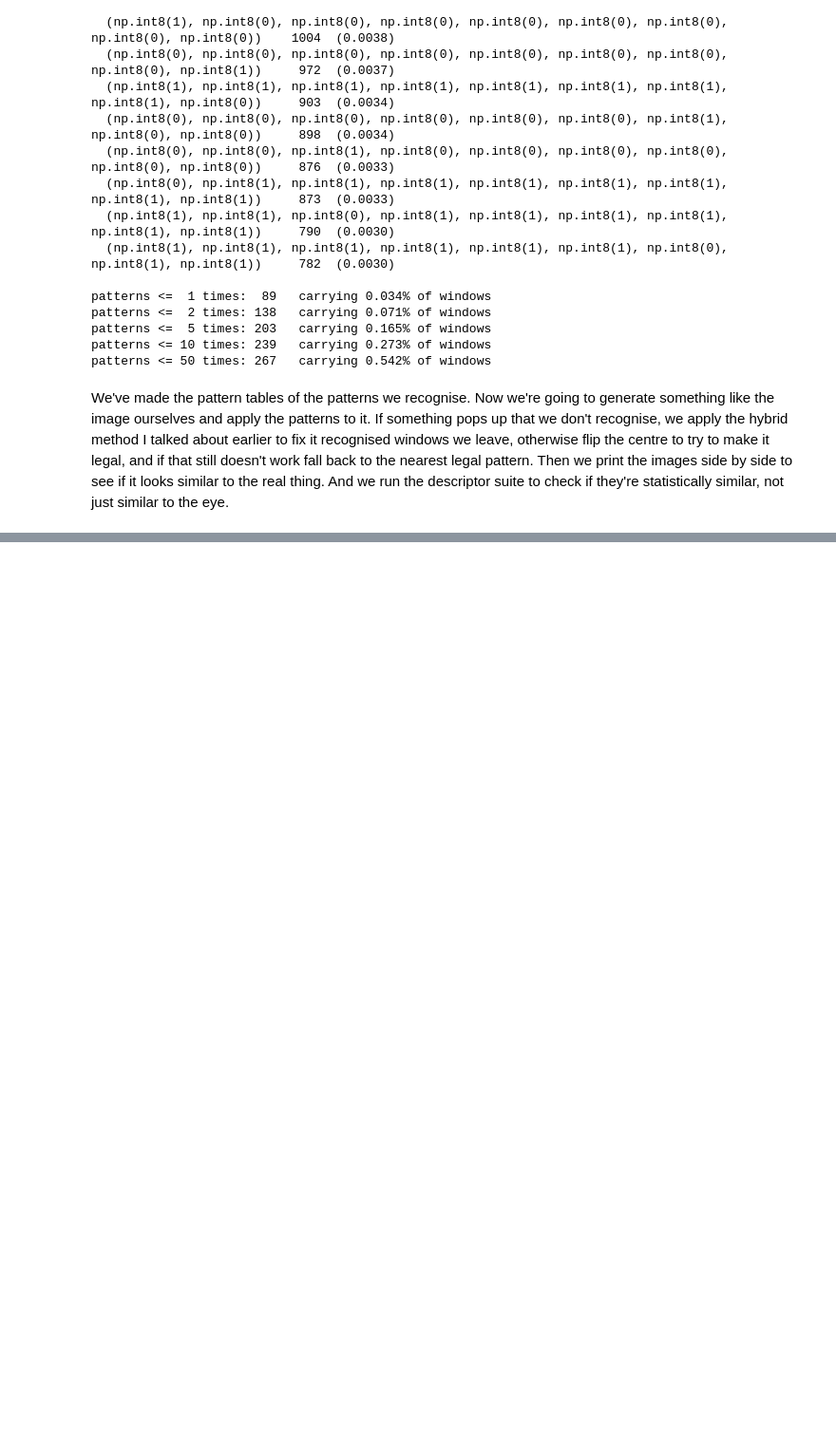
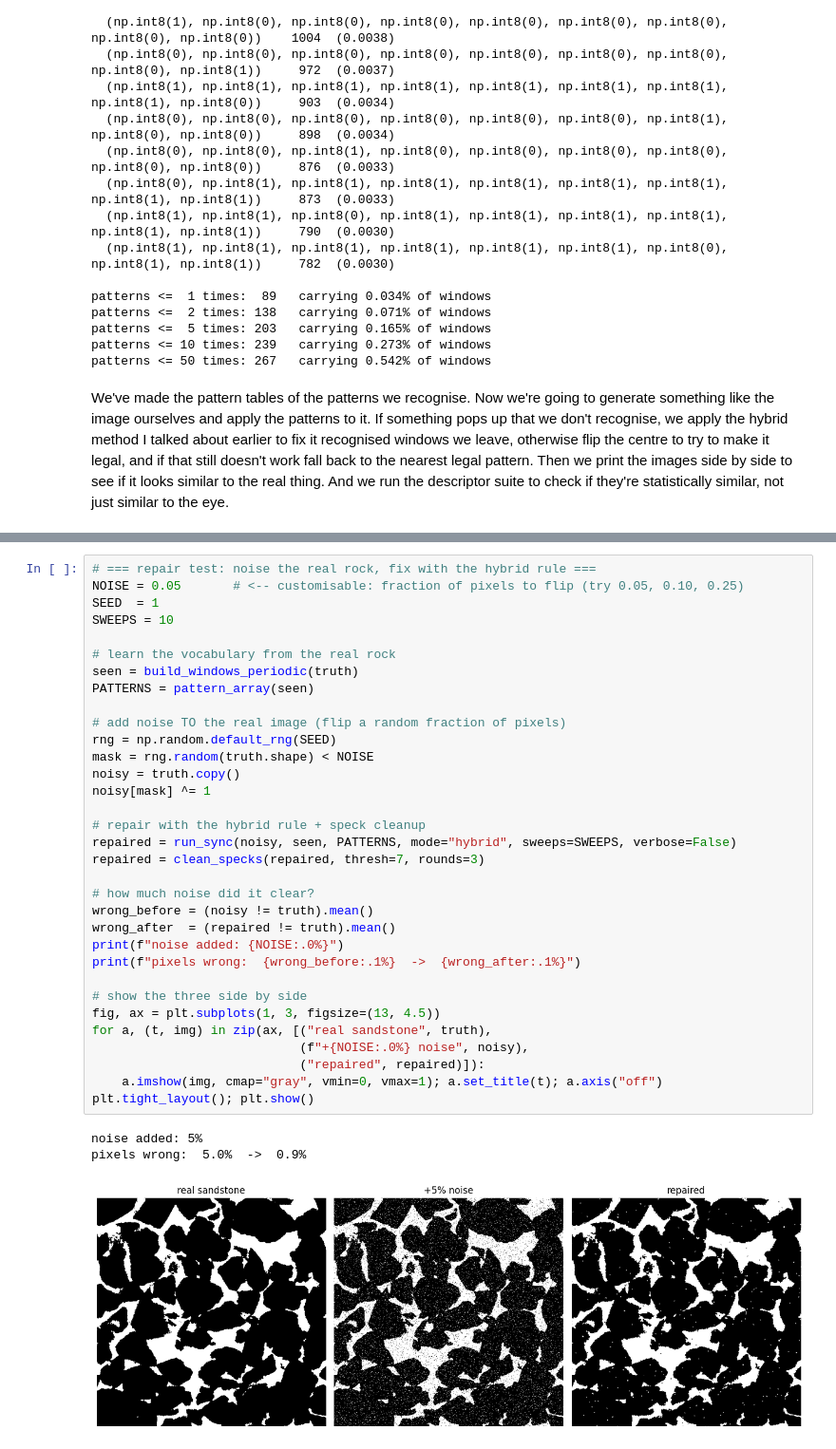
Before and after one commit to ioanb16/Growing-virtual-materials-cellular-automata-meets-geostatistics, a Jupyter notebook: notebooks/testing_split_grids.ipynb, the cells around one changed output, grey strips where cells are left out. Shown at 95% size. Cells and saved outputs as stored; diff of their text form; blank space fills up the shorter version.

```diff
--- a/notebooks/testing_split_grids.ipynb
+++ b/notebooks/testing_split_grids.ipynb
@@ -1656,0 +1659,37 @@ We've made the pattern tables of the patterns we recognise. Now we're going to g
+# %%
+# === repair test: noise the real rock, fix with the hybrid rule ===
+NOISE = 0.05       # <-- customisable: fraction of pixels to flip (try 0.05, 0.10, 0.25)
+SEED  = 1
+SWEEPS = 10
+
+# learn the vocabulary from the real rock
+seen = build_windows_periodic(truth)
+PATTERNS = pattern_array(seen)
+
+# add noise TO the real image (flip a random fraction of pixels)
+rng = np.random.default_rng(SEED)
+mask = rng.random(truth.shape) < NOISE
+noisy = truth.copy()
+noisy[mask] ^= 1
+
+# repair with the hybrid rule + speck cleanup
+repaired = run_sync(noisy, seen, PATTERNS, mode="hybrid", sweeps=SWEEPS, verbose=False)
+repaired = clean_specks(repaired, thresh=7, rounds=3)
+
+# how much noise did it clear?
+wrong_before = (noisy != truth).mean()
+wrong_after  = (repaired != truth).mean()
+print(f"noise added: {NOISE:.0%}")
+print(f"pixels wrong:  {wrong_before:.1%}  ->  {wrong_after:.1%}")
+
+# show the three side by side
+fig, ax = plt.subplots(1, 3, figsize=(13, 4.5))
+for a, (t, img) in zip(ax, [("real sandstone", truth),
+                            (f"+{NOISE:.0%} noise", noisy),
+                            ("repaired", repaired)]):
+    a.imshow(img, cmap="gray", vmin=0, vmax=1); a.set_title(t); a.axis("off")
+plt.tight_layout(); plt.show()
+# %% [output]
+noise added: 5%
+pixels wrong:  5.0%  ->  0.9%
+[figure, added]
```
Also changed, not shown: parts of 1 cell of this notebook, 9 other files.
